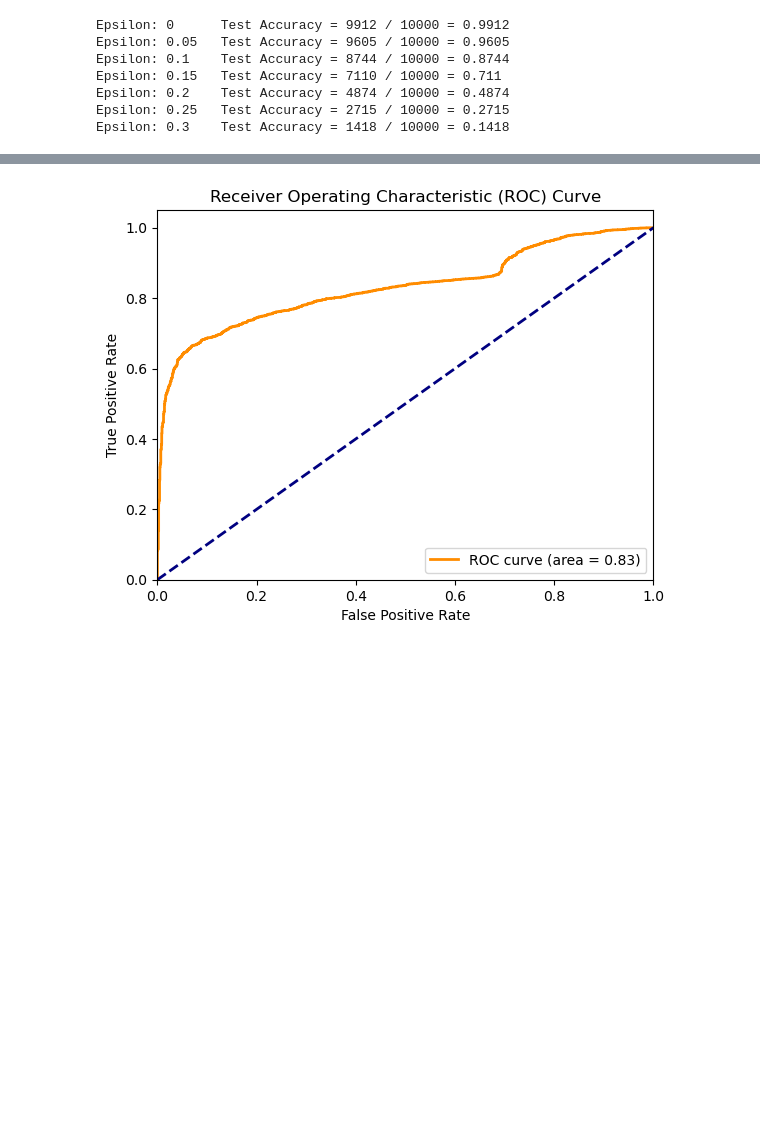
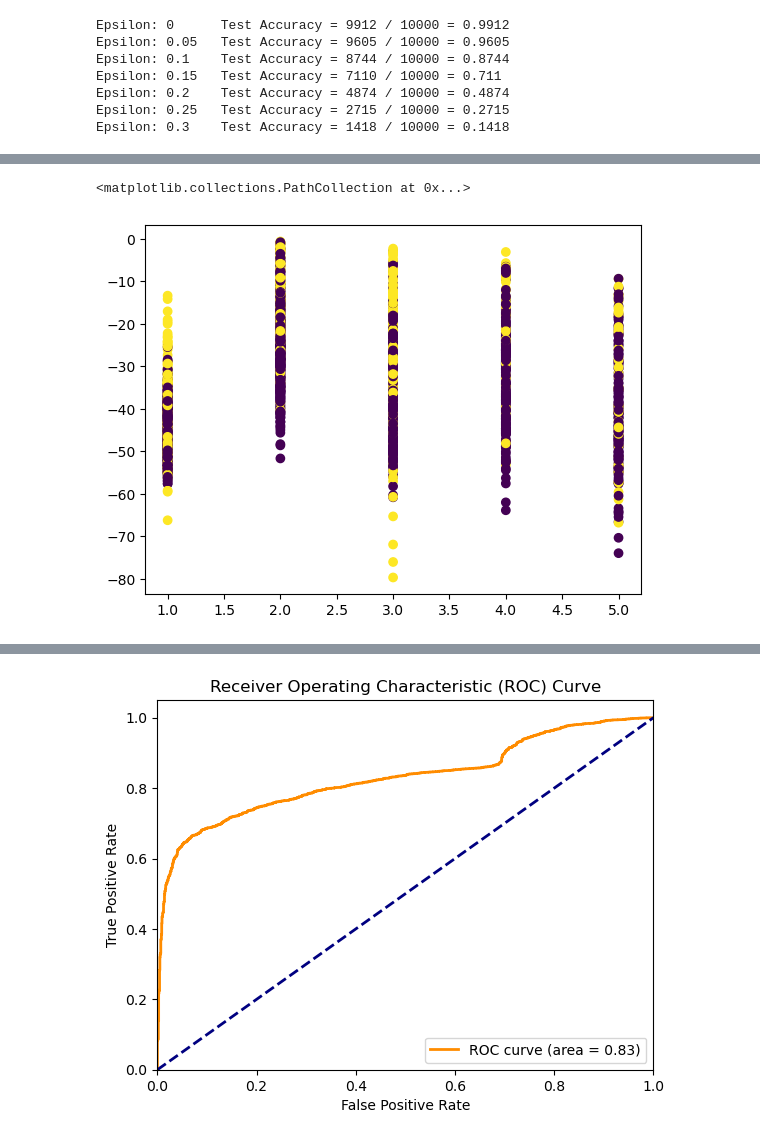
Before and after one commit to TannerAGraves/FW-variants-for-WB-Adversarial-Attacks, a Jupyter notebook: experimental/attack_tests.ipynb, the cells around one changed output, grey strips where cells are left out. Drawn from its saved outputs; the diff is of its cells as text; code cells hidden in the pictures; blank space fills up the shorter version.

```diff
--- a/experimental/attack_tests.ipynb
+++ b/experimental/attack_tests.ipynb
@@ -411,3 +482,8 @@ hist[hist['first_success']].groupby('FW_iter')['FW_gap'].mean().plot()
+# %%
+plt.scatter(hist['FW_iter'],hist['FW_gap'], c=hist['success'])
+# %% [output]
+<matplotlib.collections.PathCollection at 0x...>
+[figure, added]
 # %%
 hist[hist['first_success']]['FW_iter'].mean()
 # %% [output]
```
Also changed, not shown: parts of 12 cells of this notebook, 7 other files.
